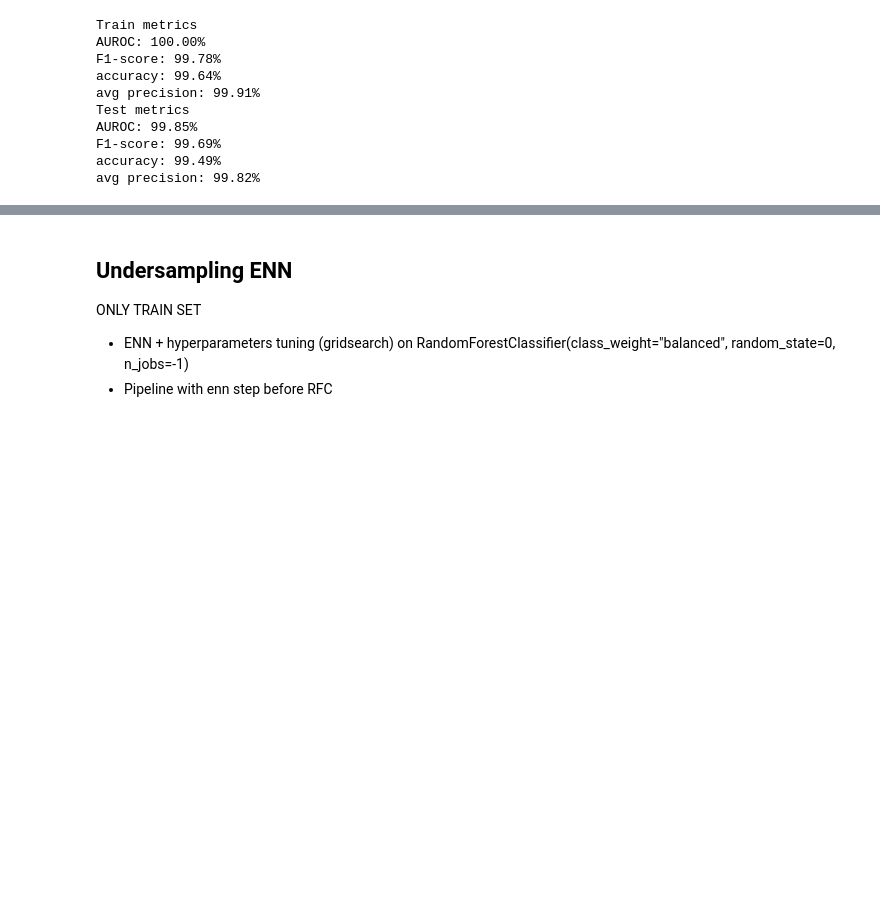
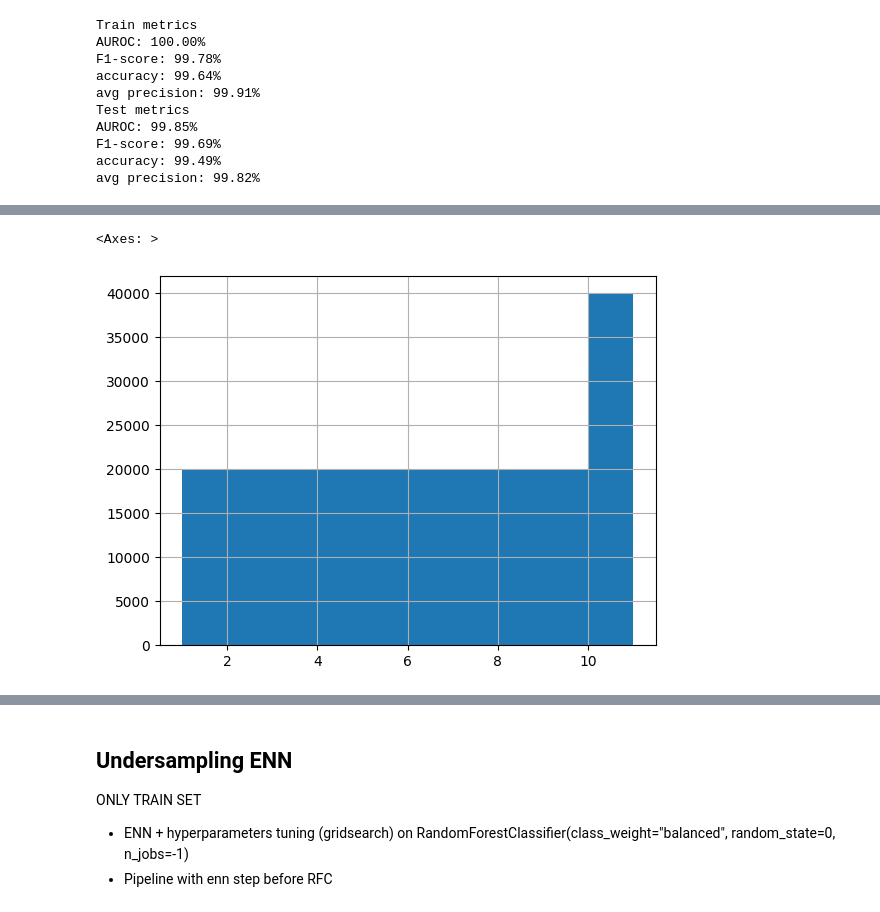
Before and after one commit to HITOfficial/data-mining, a Jupyter notebook: imbalanced-learning/checkpoint.ipynb, the cells around one changed output, grey strips where cells are left out. Cells and saved outputs as stored; diff of their text form; code cells hidden in the pictures; blank space fills up the shorter version.

```diff
--- a/imbalanced-learning/checkpoint.ipynb
+++ b/imbalanced-learning/checkpoint.ipynb
@@ -598,0 +601,19 @@ accuracy: 91.68%
+# %%
+ros = RandomOverSampler(sampling_strategy={
+    1:20000,
+    2:20000,
+    3:20000,
+    4:20000,
+    5:20000,
+    6:20000,
+    7:20000,
+    8:20000,
+    9:20000,
+    11:20000
+}, random_state=0)
+X_test_ros, y_test_ros = ros.fit_resample(X_test_rus, y_test_rus)
+# %%
+y_test_ros.hist()
+# %% [output]
+<Axes: >
+[figure, added]
```
Also changed, not shown: parts of 59 cells of this notebook.
